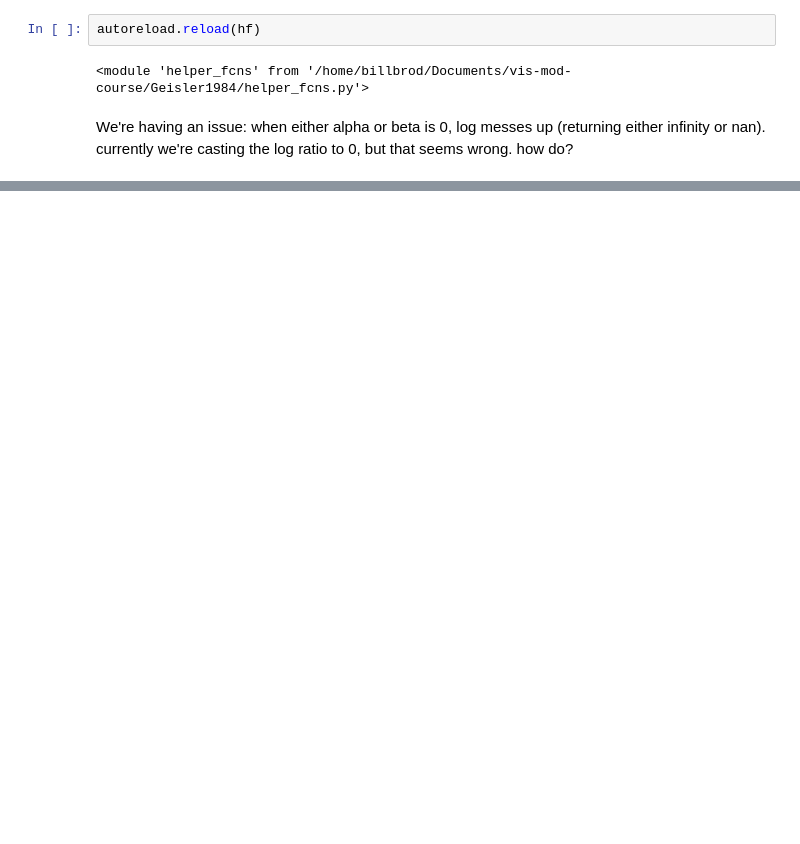
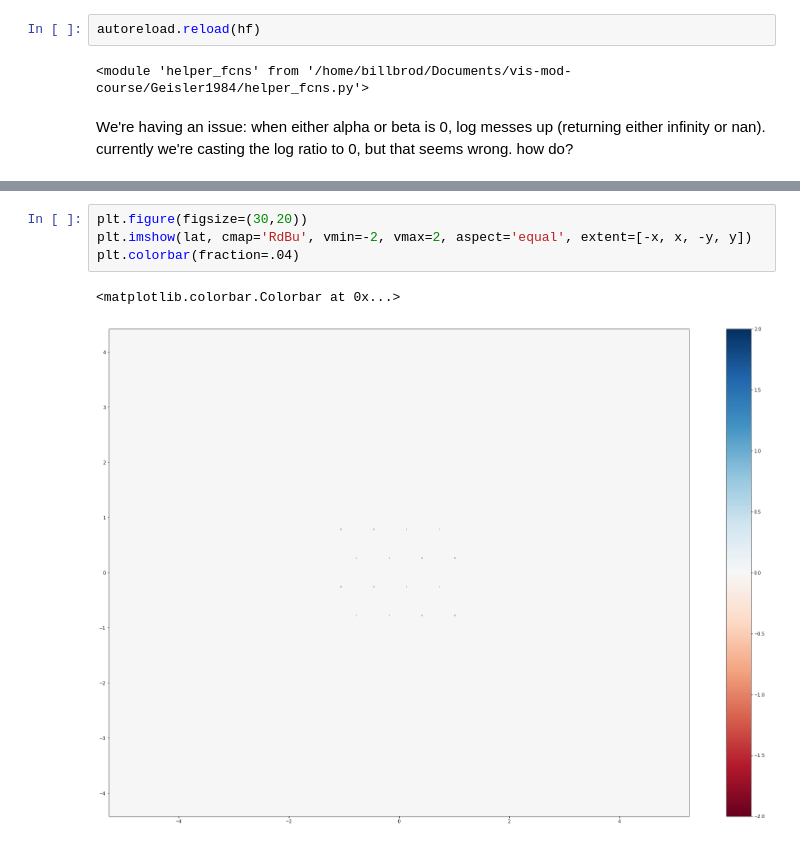
Before and after one commit to WinawerLab/vis-mod-course, a Jupyter notebook: Geisler1984/Geisler1984.ipynb, the cells around one changed output, grey strips where cells are left out. Cells and saved outputs as stored; diff of their text form; blank space fills up the shorter version.

```diff
--- a/Geisler1984/Geisler1984.ipynb
+++ b/Geisler1984/Geisler1984.ipynb
@@ -239,0 +237,7 @@ solts = hf.figure4([.2, .5, .75, 1, 2, 3, 4, 5, 6, 10, 15, 20], 1.15)
+# %%
+plt.figure(figsize=(30,20))
+plt.imshow(lat, cmap='RdBu', vmin=-2, vmax=2, aspect='equal', extent=[-x, x, -y, y])
+plt.colorbar(fraction=.04)
+# %% [output]
+<matplotlib.colorbar.Colorbar at 0x...>
+[figure, added]
```
Also changed, not shown: parts of 19 cells of this notebook, 1 other file.
